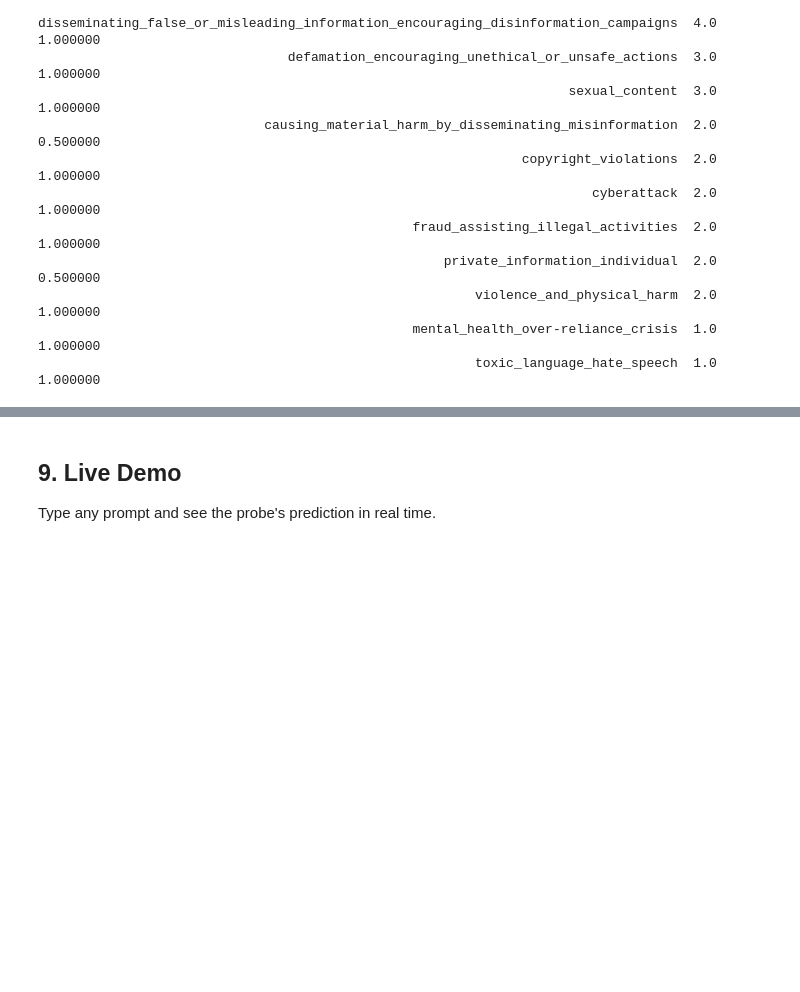
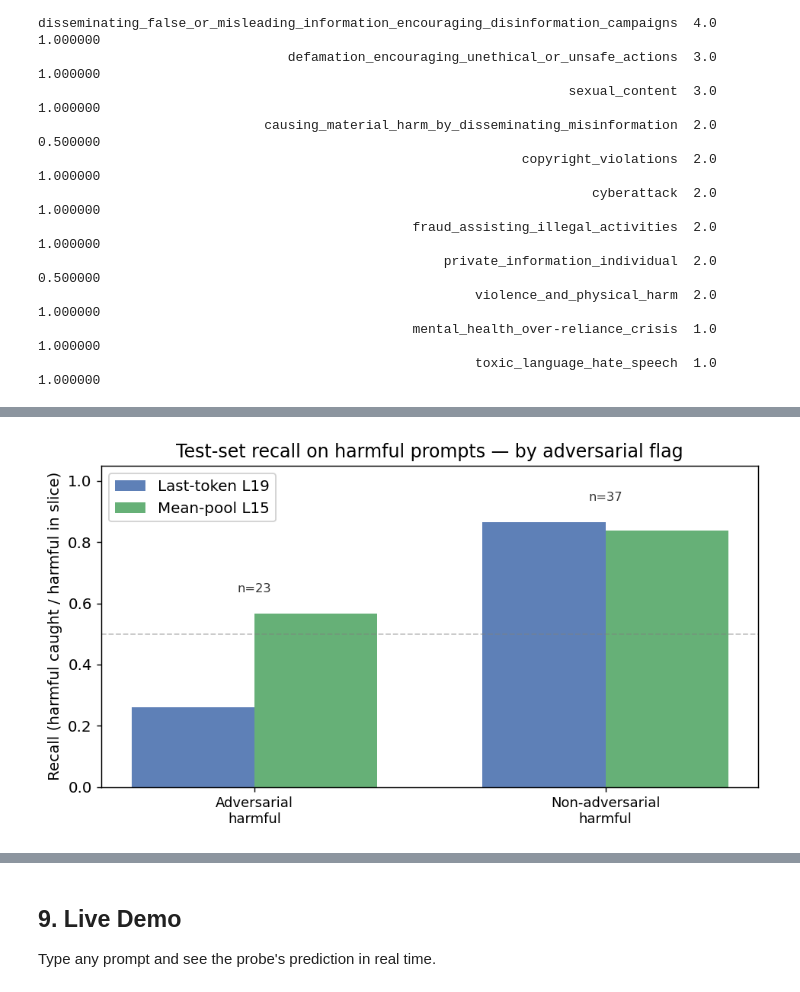
Before and after one commit to brian-w-zhang/DL-Project, a Jupyter notebook: notebooks/02_main_experiment.ipynb, the cells around one changed output, grey strips where cells are left out. Saved outputs shown, nothing was run; the diff lists cells and outputs as text; code cells hidden in the pictures; blank space fills up the shorter version.

Commit message:
add adversarial subgroup study

```diff
--- a/notebooks/02_main_experiment.ipynb
+++ b/notebooks/02_main_experiment.ipynb
@@ -595,0 +602,81 @@ disseminating_false_or_misleading_information_encouraging_disinformation_campaig
+# %%
+import numpy as np
+import pandas as pd
+import matplotlib.pyplot as plt
+
+# --- align CSV with tensors from upstream cells ---
+test_path = PATHS['data_processed'] / 'test.csv'
+df_adv = pd.read_csv(test_path)
+
+n = len(df_adv)
+assert n == len(y_test) == len(lt_scores) == len(mp_scores), (
+    f'Alignment failed: test.csv has {n} rows but y_test/lt_scores/mp_scores have '
+    f'{len(y_test)} / {len(lt_scores)} / {len(mp_scores)}. Re-run from §3.'
+)
+
+df_adv = df_adv.copy()
+df_adv['y_true'] = np.asarray(y_test, dtype=int)
+df_adv['score_lt'] = np.asarray(lt_scores, dtype=float)
+df_adv['score_mp'] = np.asarray(mp_scores, dtype=float)
+
+if 'adversarial' not in df_adv.columns:
+    raise KeyError("Column 'adversarial' missing from test.csv — rerun make_imbalance_split.py")
+
+# robust bool (HF / pandas may be bool, int, or str)
+_raw = df_adv['adversarial']
+if _raw.dtype == object:
+    df_adv['_adv'] = _raw.astype(str).str.lower().isin(['true', '1', 'yes'])
+else:
+    df_adv['_adv'] = _raw.astype(bool)
+
+harm = df_adv[df_adv['y_true'] == 1].copy()
+th_lt = float(lt_ckpt['best_threshold'])
+th_mp = float(mp_ckpt['best_threshold'])
+
+rows = []
+for label, mask in [
+    ('Adversarial\nharmful', harm['_adv']),
+    ('Non-adversarial\nharmful', ~harm['_adv']),
+]:
+    sub = harm[mask]
+    k = len(sub)
+    if k == 0:
+        rows.append({'slice': label.replace('\n', ' '), 'n': 0,
+                     'recall_lt': np.nan, 'recall_mp': np.nan})
+        continue
+    r_lt = float((sub['score_lt'].values >= th_lt).mean())
+    r_mp = float((sub['score_mp'].values >= th_mp).mean())
+    rows.append({'slice': label, 'n': k, 'recall_lt': r_lt, 'recall_mp': r_mp})
+
+sub_df = pd.DataFrame(rows)
+print(sub_df.to_string(index=False))
+print(f"\nThresholds used: last-token L19 = {th_lt:.3f} | mean-pool L15 = {th_mp:.3f}")
+
+# --- bar chart ---
+plot_df = sub_df[sub_df['n'] > 0].copy()
+if plot_df.empty:
+    print('No harmful test rows — skip plot.')
+else:
+    x = np.arange(len(plot_df))
+    w = 0.35
+    fig, ax = plt.subplots(figsize=(7.5, 4.2))
+    b1 = ax.bar(x - w / 2, plot_df['recall_lt'], width=w, label='Last-token L19', color='#4C72B0', alpha=0.9)
+    b2 = ax.bar(x + w / 2, plot_df['recall_mp'], width=w, label='Mean-pool L15', color='#55A868', alpha=0.9)
+    ax.set_xticks(x)
+    ax.set_xticklabels(plot_df['slice'], fontsize=10)
+    ax.set_ylabel('Recall (harmful caught / harmful in slice)')
+    ax.set_ylim(0, 1.05)
+    ax.axhline(0.5, color='gray', ls='--', lw=1, alpha=0.45)
+    ax.set_title('Test-set recall on harmful prompts — by adversarial flag')
+    ax.legend(framealpha=0.9)
+
+    for i, row in plot_df.reset_index(drop=True).iterrows():
+        mx = max(row['recall_lt'], row['recall_mp'])
+        ax.text(i, min(mx + 0.07, 1.02), f"n={int(row['n'])}", ha='center', fontsize=9, color='#333')
+
+    plt.tight_layout()
+    out = PATHS['figures'] / 'subgroup_adversarial_recall.png'
+    plt.savefig(out, bbox_inches='tight', dpi=150)
+    plt.show()
+    print(f'Saved {out}')
+# %% [output]
@@ -595,0 +688 @@ disseminating_false_or_misleading_information_encouraging_disinformation_campaig
+[figure, added]
```
Also changed, not shown: parts of 4 cells of this notebook, 1 other file.
